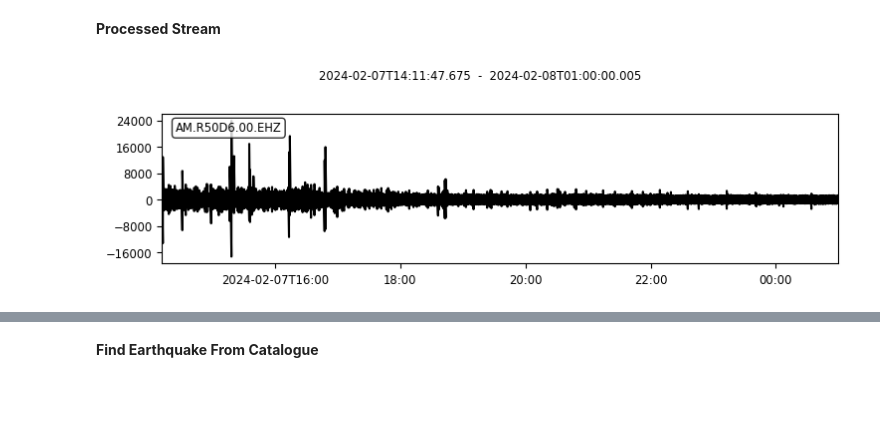
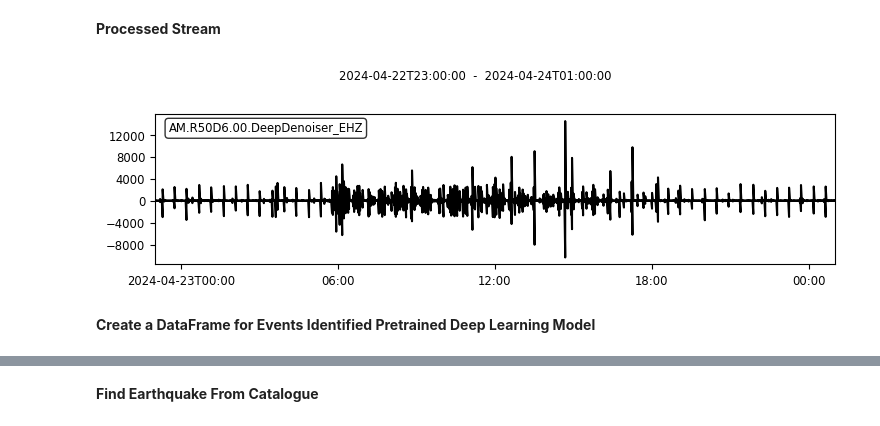
Before and after one commit to QingyuanZhangTony/Earthquake-Identification-And-Notification, a Jupyter notebook: interactiveMain.ipynb, the cells around one changed output, grey strips where cells are left out. Cells and saved outputs as stored; diff of their text form; code cells hidden in the pictures; blank space fills up the shorter version.

```diff
--- a/interactiveMain.ipynb
+++ b/interactiveMain.ipynb
@@ -15,12 +13,15 @@ from obspy import UTCDateTime
 # %%
-date = UTCDateTime("2024-02-07")
+date = UTCDateTime("2024-04-23")
 
 # station = ['GB', 'EDMD', 'IRIS']
 station = ['AM','R50D6','https://data.raspberryshake.org']
 
-# get the coordination for the station
+# Try to download data and return availability for the date
+data_available = download_seismic_data(date, station)
+
+# Get the coordination for the station
 station_coordinates = get_coordinates(station)
 
-# Try to download data and return availability for the date
-data_available = download_seismic_data(date, station)
+# Set global earthquake catalogue provider
+providers = ["IRIS", "USGS", "EMSC"]
 # %% [output]
@@ -44,8 +45,11 @@ AM.R50D6.00.EHZ | 2024-02-07T14:11:47.675000Z - 2024-02-08T01:00:00.005000Z | 10
 **Processed Stream**
 # %%
 processed_stream = stream_process(stream)
+processed_stream = deep_denoiser(processed_stream)
 processed_stream.plot()
 plt.show()
 plt.close()
 # %% [output]
-[figure, old version]
+[figure, new version]
+# %% [markdown]
+**Create a DataFrame for Events Identified Pretrained Deep Learning Model**
```
Also changed, not shown: parts of 17 cells of this notebook, 5 other files.
